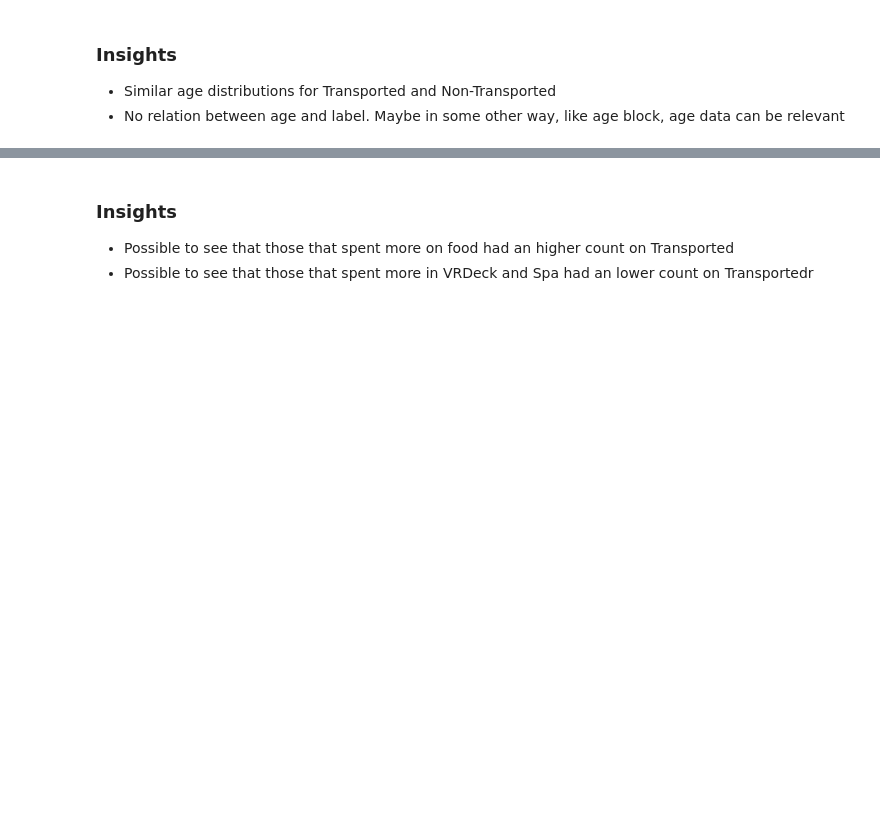
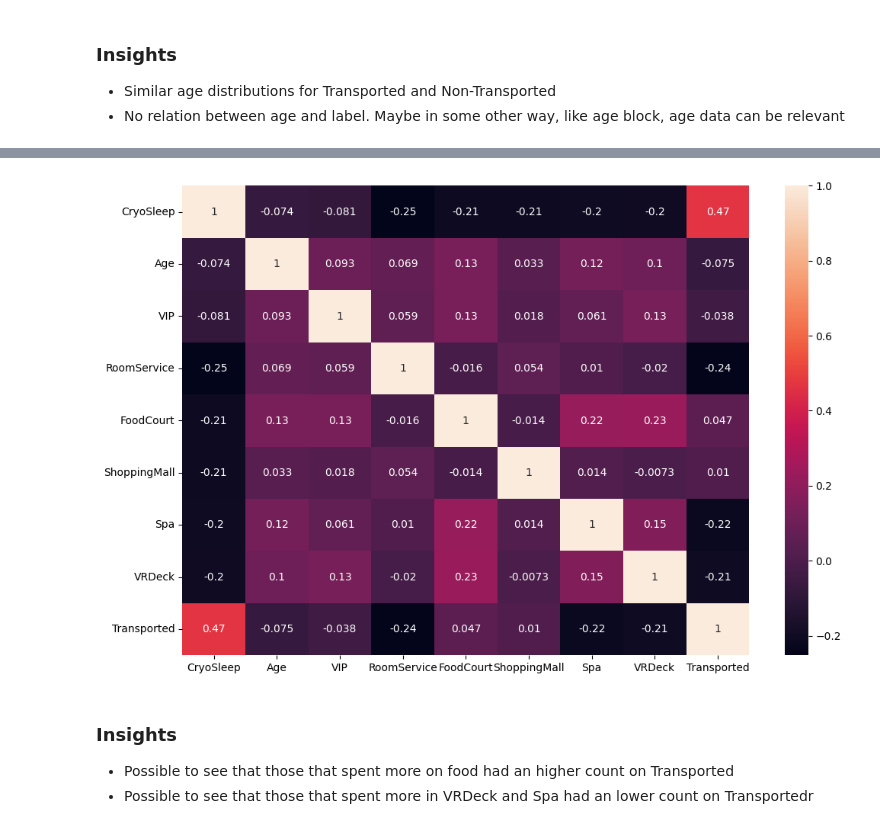
Before and after one commit to TiagoOliveira98/SpaceshipTitanic, a Jupyter notebook: main.ipynb, the cells around one changed output, grey strips where cells are left out. Saved outputs shown, nothing was run; the diff lists cells and outputs as text; code cells hidden in the pictures; blank space fills up the shorter version.

```diff
--- a/main.ipynb
+++ b/main.ipynb
@@ -8,9 +8,9 @@ import pandas as pd # data processing
 # %% [markdown]
 <h2>Import Data</h2>
 # %%
-train_df = pd.read_csv('/kaggle/input/spaceship-titanic/train.csv')
-test_df = pd.read_csv('/kaggle/input/spaceship-titanic/test.csv')
-sub_df = pd.read_csv('/kaggle/input/spaceship-titanic/sample_submission.csv')
+train_df = pd.read_csv('./data/train.csv')
+test_df = pd.read_csv('./data/test.csv')
+sub_df = pd.read_csv('./data/sample_submission.csv')
 # %% [markdown]
 <h2>Quick Look at Data</h2>
 # %%
@@ -39,0 +70,9 @@ df.info()
+# %%
+# Change the label from boolean to numeric (0 or 1)
+train_df['Transported'] = train_df['Transported'].astype(int)
+train_df['VIP'] = train_df['VIP'].apply(lambda x: 0 if x==False else (1 if x == True else np.nan))
+train_df['CryoSleep'] = train_df['CryoSleep'].apply(lambda x: 0 if x == False else (1 if x == True else np.nan))
+
+#test_df['Transported'] = train_df['Transported'].astype(int)
+test_df['VIP'] = test_df['VIP'].apply(lambda x: 0 if x==False else (1 if x == True else np.nan))
+test_df['CryoSleep'] = test_df['CryoSleep'].apply(lambda x: 0 if x == False else (1 if x == True else np.nan))
@@ -103,3 +219,10 @@ sns.pairplot(train_df[numeric_cols])
+# %%
+# Correlation between features in dataset
+plt.figure(figsize=(12,8))
+sns.heatmap(train_df.corr(), annot=True)
+plt.show()
+# %% [output]
+[figure, added]
 # %% [markdown]
 <h3>Insights</h3>
 <ul>
```
Also changed, not shown: parts of 31 cells of this notebook, 2 other files.
